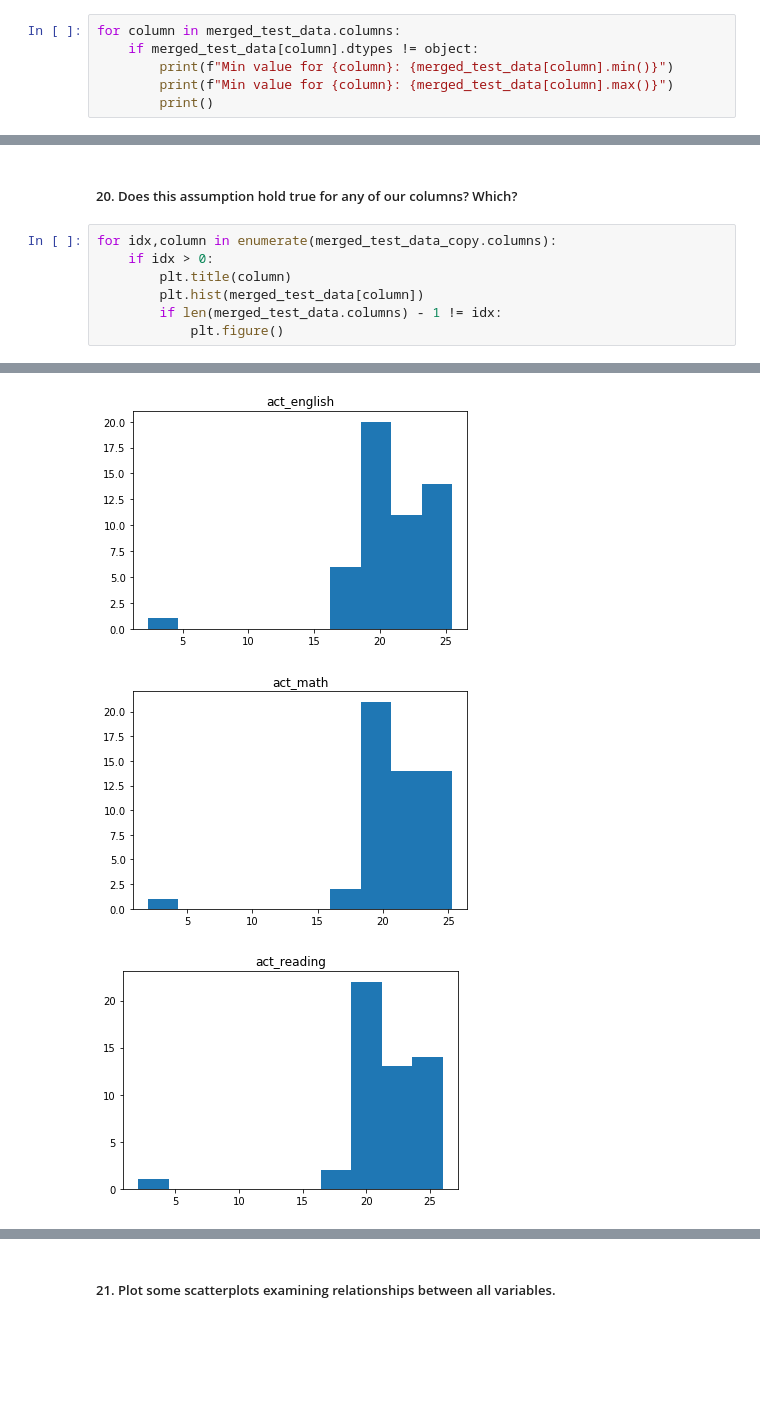
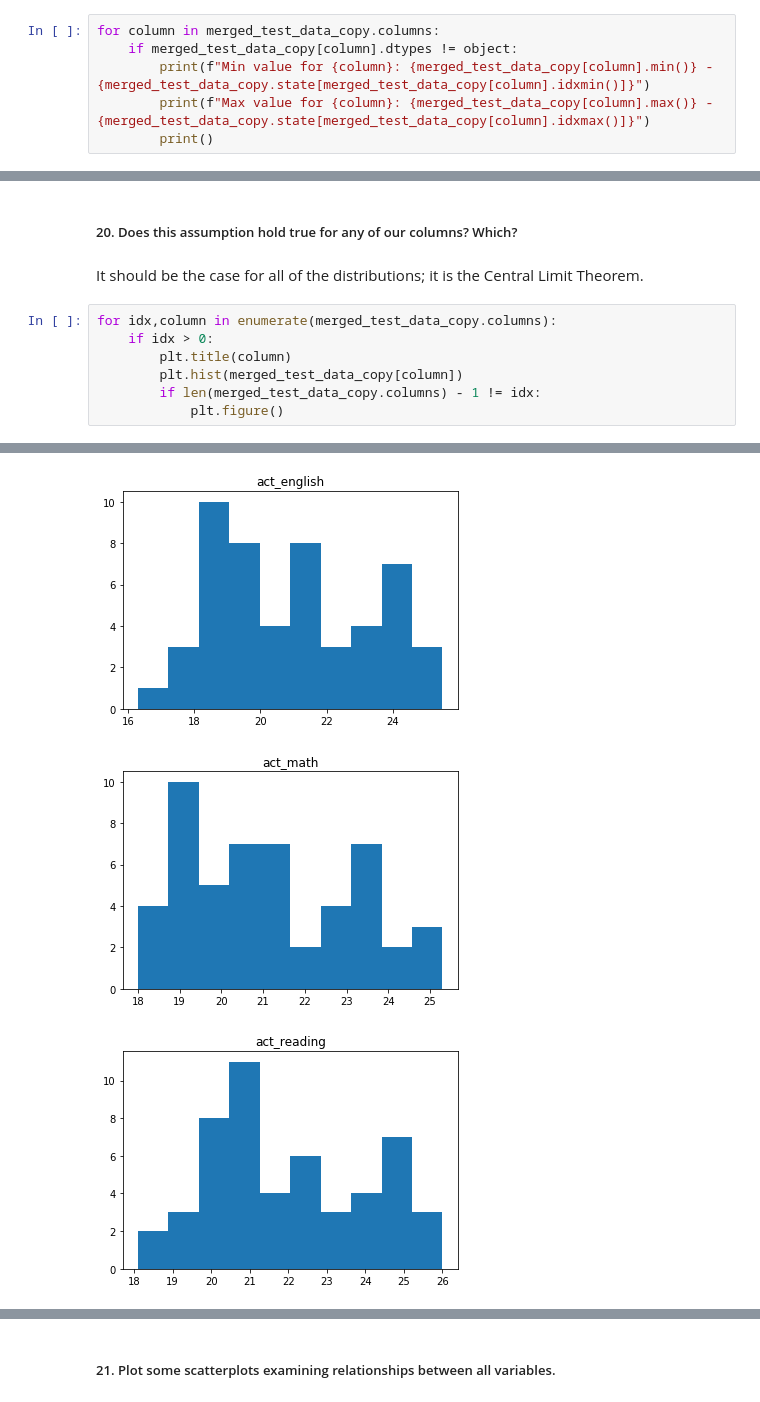
Before and after one commit to rajangdavis/Standardized-Testing-Participation-Exploration, a Jupyter notebook: rajan_davis_la/code/starter-code.ipynb, the cells around one changed output, grey strips where cells are left out. Saved outputs shown, nothing was run; the diff lists cells and outputs as text; blank space fills up the shorter version.

```diff
--- a/rajan_davis_la/code/starter-code.ipynb
+++ b/rajan_davis_la/code/starter-code.ipynb
@@ -196,7 +192,7 @@ merged_test_data.head()
 # %%
-for column in merged_test_data.columns:
-    if merged_test_data[column].dtypes != object:
-        print(f"Min value for {column}: {merged_test_data[column].min()}")
-        print(f"Min value for {column}: {merged_test_data[column].max()}")
+for column in merged_test_data_copy.columns:
+    if merged_test_data_copy[column].dtypes != object:
+        print(f"Min value for {column}: {merged_test_data_copy[column].min()} - {merged_test_data_copy.state[merged_test_data_copy[column].idxmin()]}")
+        print(f"Max value for {column}: {merged_test_data_copy[column].max()} - {merged_test_data_copy.state[merged_test_data_copy[column].idxmax()]}")
         print()
 # %% [output]
@@ -347,10 +351,12 @@ That the means of random samples of the data will be normally distributed.
 # %% [markdown]
 ##### 20. Does this assumption hold true for any of our columns? Which?
+# %% [markdown]
+It should be the case for all of the distributions; it is the Central Limit Theorem.
 # %%
 for idx,column in enumerate(merged_test_data_copy.columns):
     if idx > 0:
         plt.title(column)
-        plt.hist(merged_test_data[column])
-        if len(merged_test_data.columns) - 1 != idx:
+        plt.hist(merged_test_data_copy[column])
+        if len(merged_test_data_copy.columns) - 1 != idx:
             plt.figure()
 # %% [output]
@@ -358,3 +364,3 @@ for idx,column in enumerate(merged_test_data_copy.columns):
-[figure, old version]
+[figure, new version]
-[figure, old version]
+[figure, new version]
-[figure, old version]
+[figure, new version]
```
Also changed, not shown: parts of 19 cells of this notebook, 1 other file.
